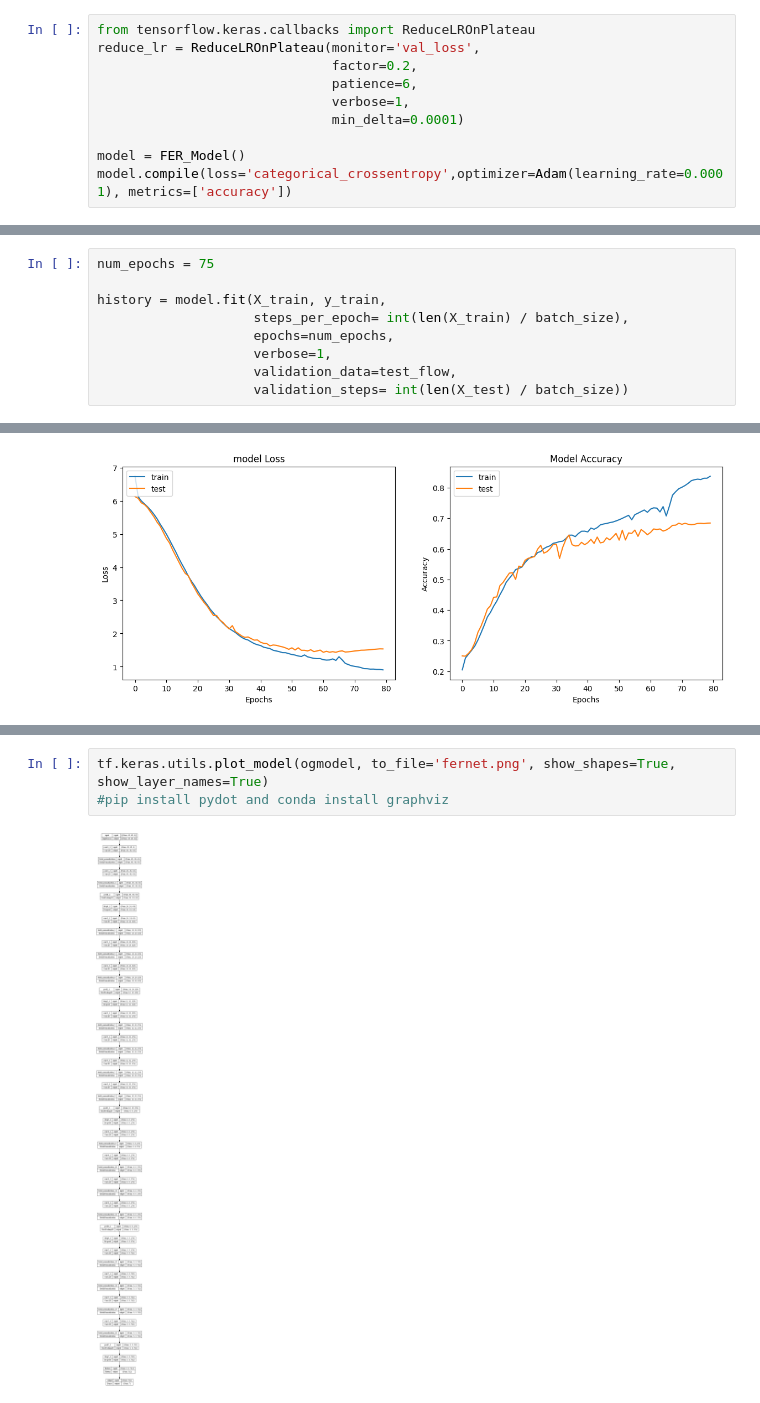
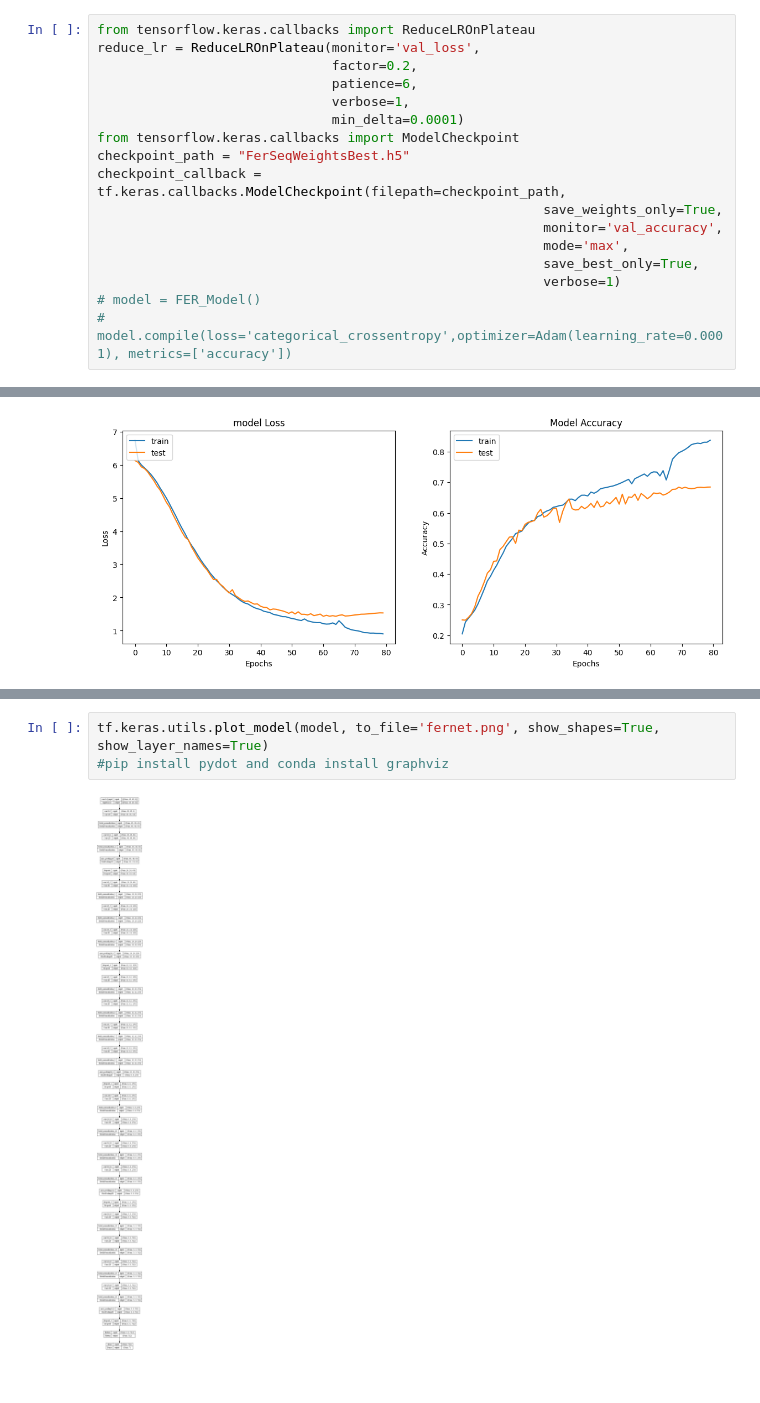
Before and after one commit to Raove/Final_Project, a Jupyter notebook: final_project.ipynb, the cells around one changed output, grey strips where cells are left out. Cells and saved outputs as stored; diff of their text form.

Commit message:
Added VGG model for comparison  and cleaned up models and visuals

```diff
--- a/final_project.ipynb
+++ b/final_project.ipynb
@@ -407,7 +423,14 @@ reduce_lr = ReduceLROnPlateau(monitor='val_loss',
                               patience=6,
                               verbose=1,
                               min_delta=0.0001)
-
-model = FER_Model()
-model.compile(loss='categorical_crossentropy',optimizer=Adam(learning_rate=0.0001), metrics=['accuracy'])
+from tensorflow.keras.callbacks import ModelCheckpoint
+checkpoint_path = "FerSeqWeightsBest.h5"
+checkpoint_callback = tf.keras.callbacks.ModelCheckpoint(filepath=checkpoint_path,
+                                                         save_weights_only=True,
+                                                         monitor='val_accuracy',
+                                                         mode='max',
+                                                         save_best_only=True,
+                                                         verbose=1)
+# model = FER_Model()
+# model.compile(loss='categorical_crossentropy',optimizer=Adam(learning_rate=0.0001), metrics=['accuracy'])
 # %%
@@ -441,9 +462,0 @@ Epoch 25/25
-# %%
-num_epochs = 75
-
-history = model.fit(X_train, y_train,
-                    steps_per_epoch= int(len(X_train) / batch_size),
-                    epochs=num_epochs,
-                    verbose=1,
-                    validation_data=test_flow,
-                    validation_steps= int(len(X_test) / batch_size))
@@ -815,5 +762,5 @@ _________________________________________________________________
 # %%
-tf.keras.utils.plot_model(ogmodel, to_file='fernet.png', show_shapes=True, show_layer_names=True)
+tf.keras.utils.plot_model(model, to_file='fernet.png', show_shapes=True, show_layer_names=True)
 #pip install pydot and conda install graphviz
 # %% [output]
-[figure, old version]
+[figure, new version]
```
Also changed, not shown: parts of 47 cells of this notebook, 11 other files.
